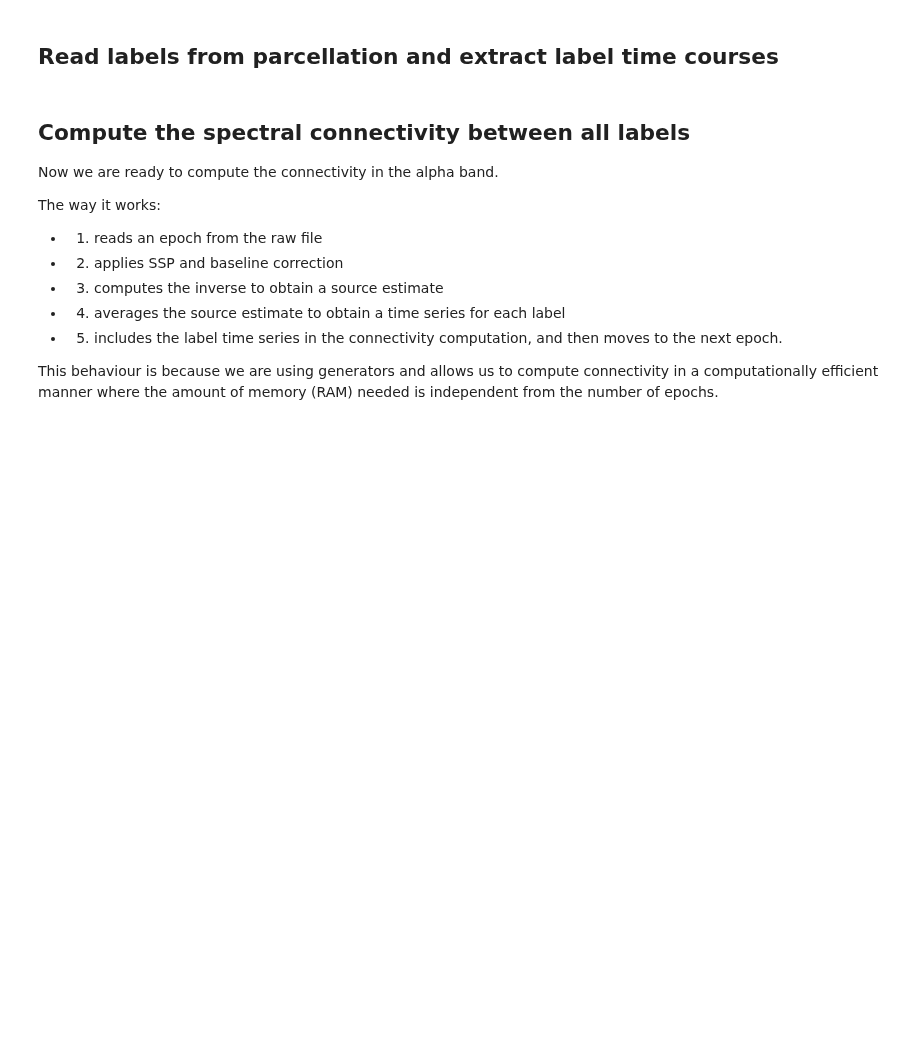
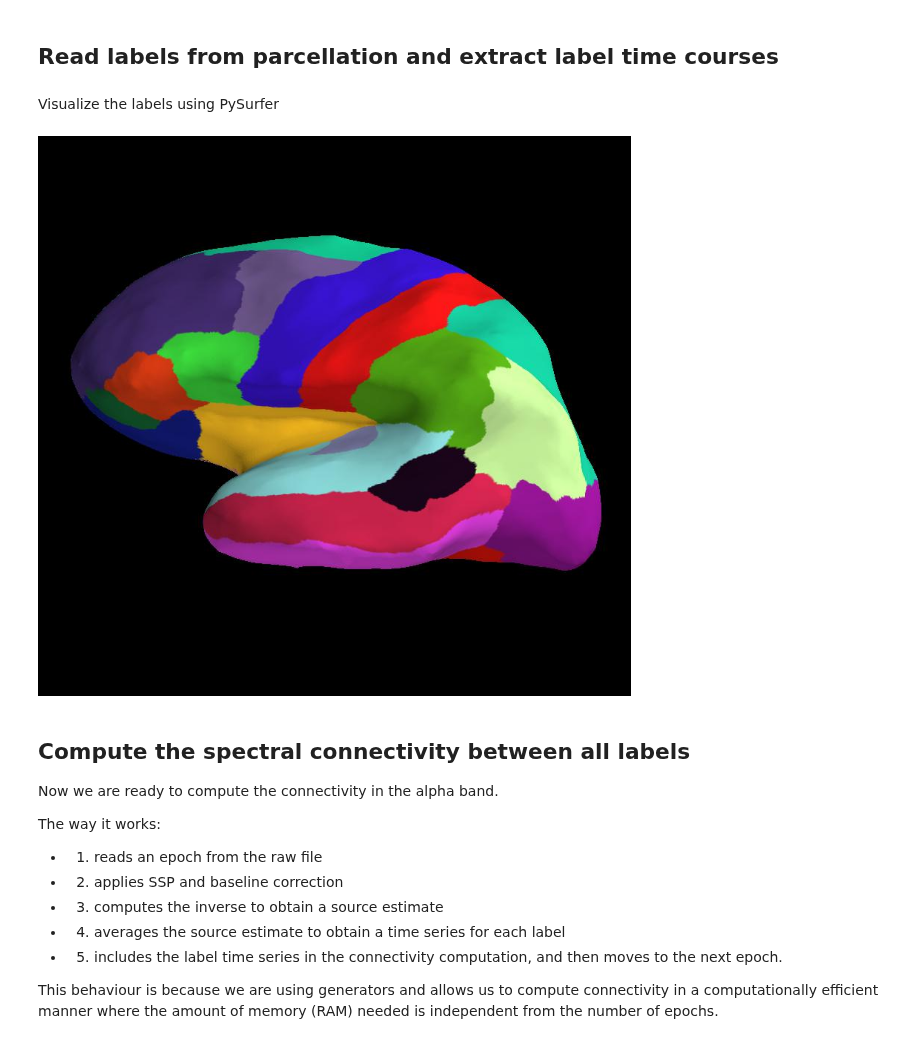
Before and after one commit to mne-tools/mne-python-notebooks, a Jupyter notebook: 6-MNE_connectivity.ipynb, the cells around one changed output. Cells and saved outputs as stored; diff of their text form; code cells hidden in the pictures; blank space fills up the shorter version.

```diff
--- a/6-MNE_connectivity.ipynb
+++ b/6-MNE_connectivity.ipynb
@@ -74,6 +73,18 @@ labels, label_colors = mne.labels_from_parc('sample', parc='aparc',
 src = inverse_operator['src']
 label_ts = mne.extract_label_time_course(stcs, labels, src, mode='mean_flip',
                                          return_generator=True)
+# %% [markdown]
+Visualize the labels using PySurfer
+# %%
+from surfer import Brain
+brain = Brain('sample', 'lh', 'inflated', views='lateral', subjects_dir=subjects_dir)
+brain.add_annotation("aparc", borders=False)
+brain.save_image('annot.jpg')
+
+from IPython.display import Image
+Image(filename='annot.jpg', width=600)
+# %% [output]
+[figure, added]
 # %% [markdown]
 ## Compute the spectral connectivity between all labels
 
```
Also changed, not shown: parts of 7 cells of this notebook, 4 other files.
